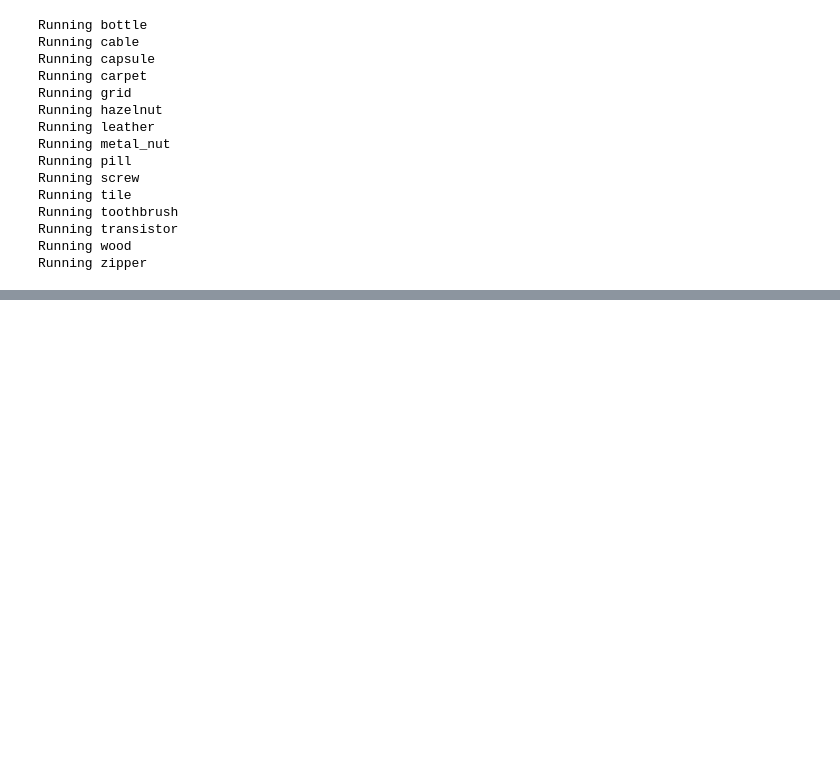
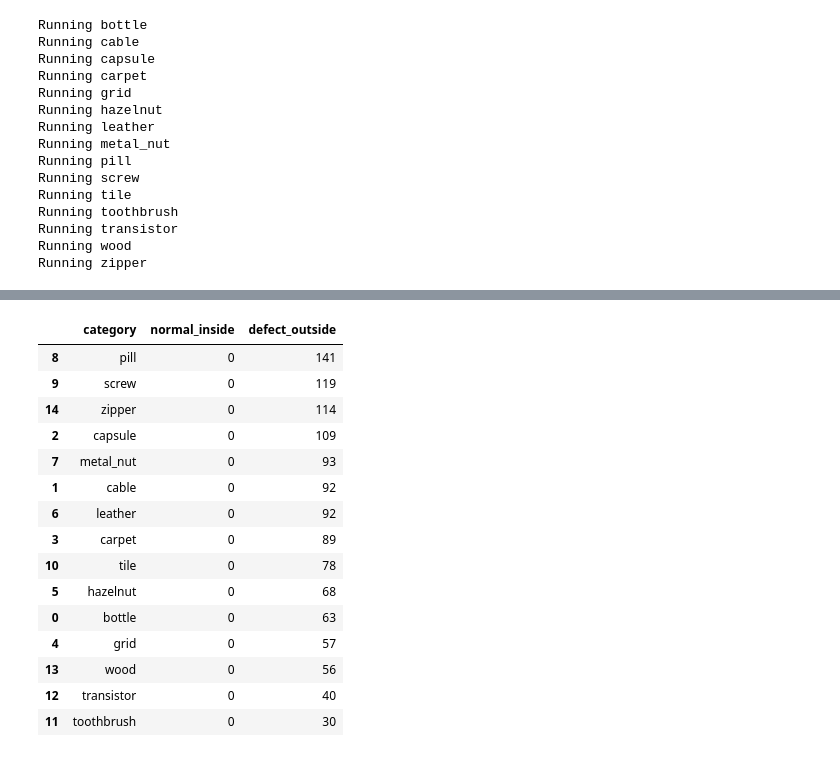
Before and after one commit to CiaranW005/UL-Summer-Bursary-2026, a Jupyter notebook: notebooks/algorithims/unsupervised_ellipsoidal_fit.ipynb, the cells around one changed output, grey strips where cells are left out. Cells and saved outputs as stored; diff of their text form; code cells hidden in the pictures; blank space fills up the shorter version.

```diff
--- a/notebooks/algorithims/unsupervised_ellipsoidal_fit.ipynb
+++ b/notebooks/algorithims/unsupervised_ellipsoidal_fit.ipynb
@@ -284,0 +285,60 @@ Error:
+# %%
+summary = []
+
+for cat in categories:
+    cat_dir = EXPERIMENTS_DIR / cat
+
+    # Find latest run folder
+    runs = sorted(
+        [p for p in cat_dir.iterdir() if p.is_dir()],
+        reverse=True
+    )
+
+    if not runs:
+        continue
+
+    results_path = runs[0] / "results.csv"
+
+    if not results_path.exists():
+        continue
+
+    s = pd.read_csv(results_path)
+
+    n_normal_inside = (
+        (s["y_true"] == 0) &
+        (s["score"] < 0)
+    ).sum()
+
+    n_defect_outside = (
+        (s["y_true"] == 1) &
+        (s["score"] > 0)
+    ).sum()
+
+    summary.append({
+        "category": cat,
+        "normal_inside": n_normal_inside,
+        "defect_outside": n_defect_outside
+    })
+
+summary_df = pd.DataFrame(summary)
+display(summary_df.sort_values(
+    ["normal_inside", "defect_outside"],
+    ascending=False
+))
+# %% [output]
+|  | category | normal_inside | defect_outside |
+| 8 | pill | 0 | 141 |
+| 9 | screw | 0 | 119 |
+| 14 | zipper | 0 | 114 |
+| 2 | capsule | 0 | 109 |
+| 7 | metal_nut | 0 | 93 |
+| 1 | cable | 0 | 92 |
+| 6 | leather | 0 | 92 |
+| 3 | carpet | 0 | 89 |
+| 10 | tile | 0 | 78 |
+| 5 | hazelnut | 0 | 68 |
+| 0 | bottle | 0 | 63 |
+| 4 | grid | 0 | 57 |
+| 13 | wood | 0 | 56 |
+| 12 | transistor | 0 | 40 |
+| 11 | toothbrush | 0 | 30 |
```
Also changed, not shown: parts of 11 cells of this notebook, 31 other files.
